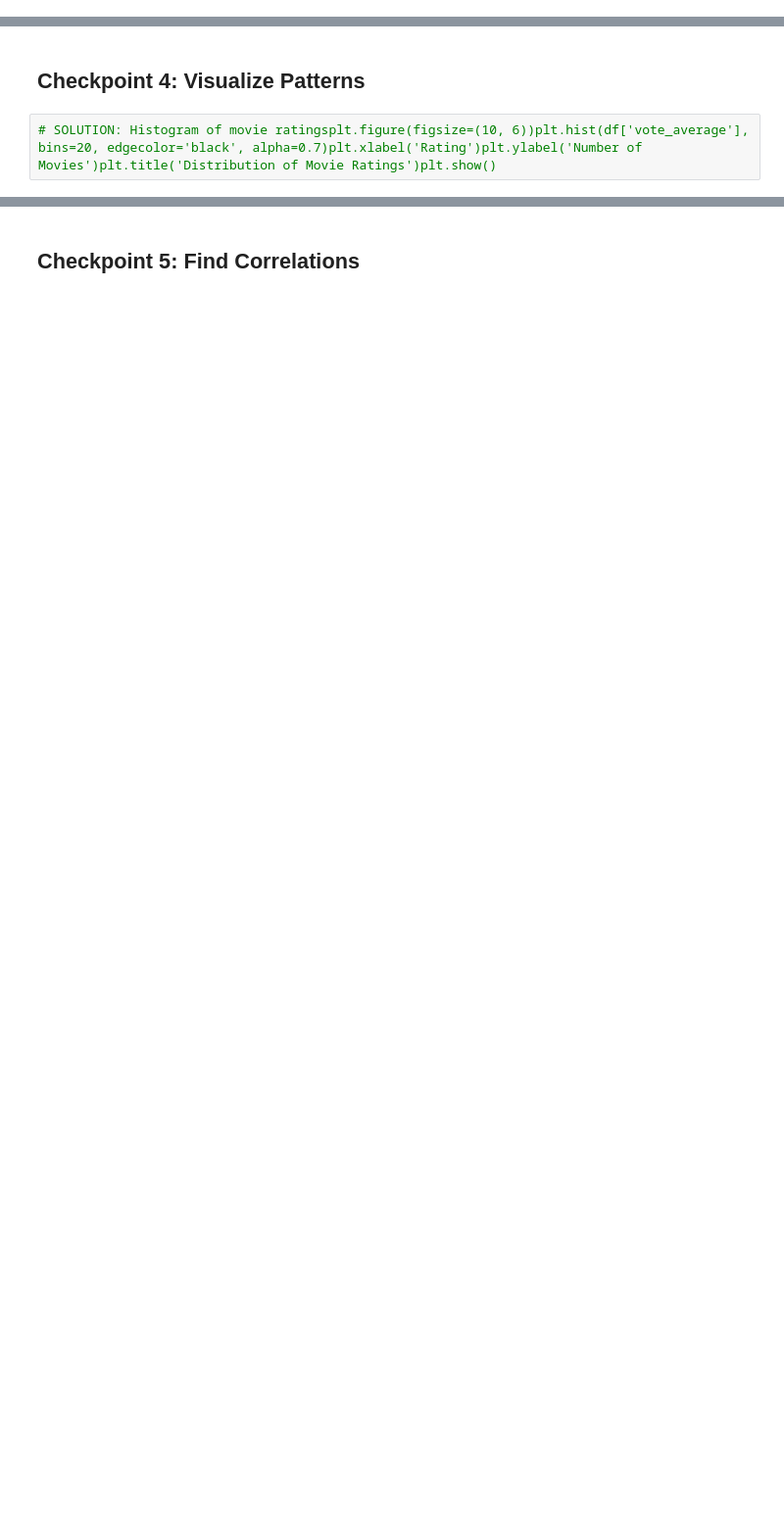
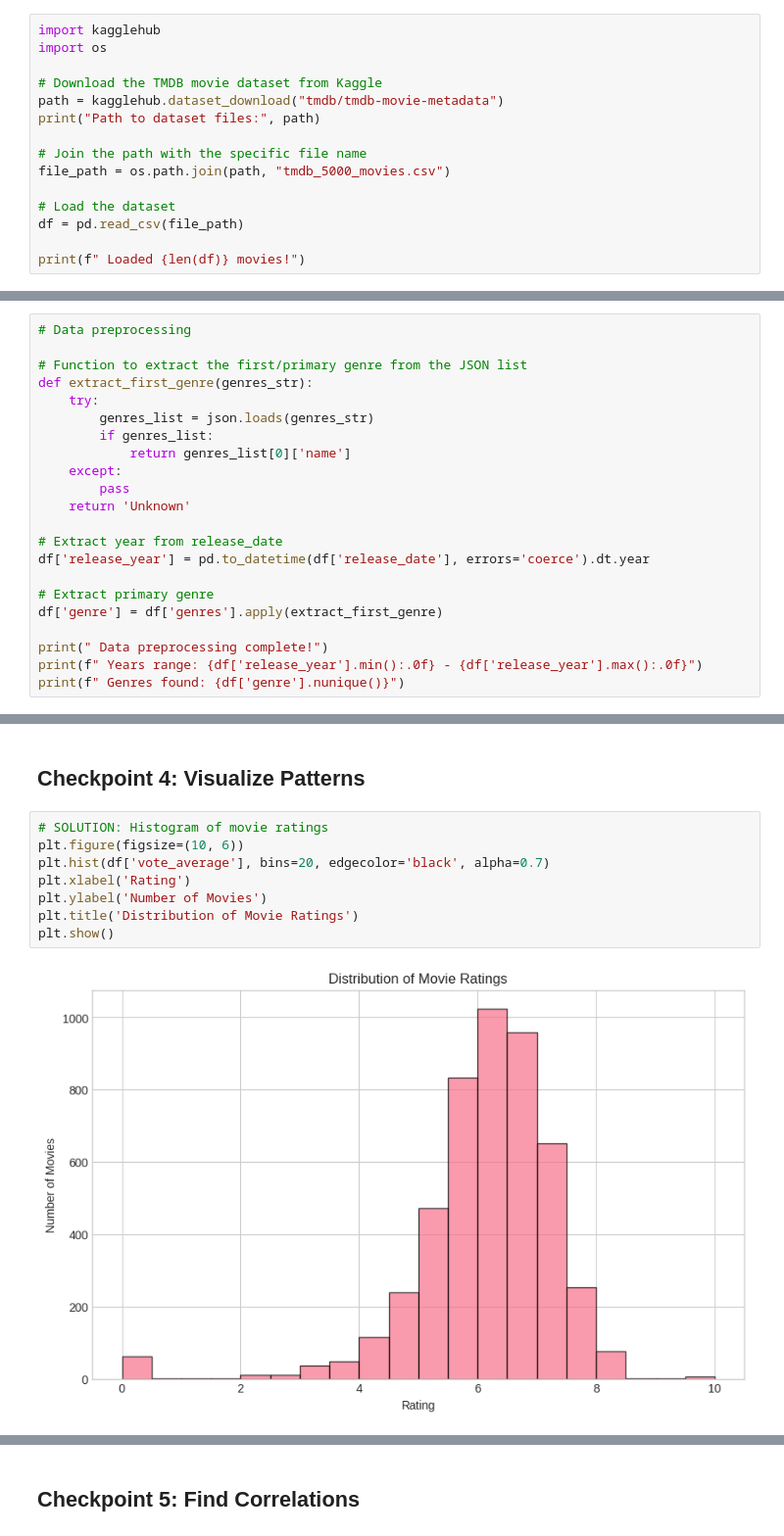
Before and after one commit to DKeAlvaro/Intro-DSAI, a Jupyter notebook: solutions/workshop_solutions.ipynb, the cells around one changed output, grey strips where cells are left out. Shown at 98% size. Drawn from its saved outputs; the diff is of its cells as text; blank space fills up the shorter version.

```diff
--- a/solutions/workshop_solutions.ipynb
+++ b/solutions/workshop_solutions.ipynb
@@ -10,0 +34,15 @@
+# %%
+import kagglehub
+import os
+
+# Download the TMDB movie dataset from Kaggle
+path = kagglehub.dataset_download("tmdb/tmdb-movie-metadata")
+print("Path to dataset files:", path)
+
+# Join the path with the specific file name
+file_path = os.path.join(path, "tmdb_5000_movies.csv")
+
+# Load the dataset
+df = pd.read_csv(file_path)
+
+print(f" Loaded {len(df)} movies!")
@@ -10,0 +53,22 @@
+# %%
+# Data preprocessing
+
+# Function to extract the first/primary genre from the JSON list
+def extract_first_genre(genres_str):
+    try:
+        genres_list = json.loads(genres_str)
+        if genres_list:
+            return genres_list[0]['name']
+    except:
+        pass
+    return 'Unknown'
+
+# Extract year from release_date
+df['release_year'] = pd.to_datetime(df['release_date'], errors='coerce').dt.year
+
+# Extract primary genre
+df['genre'] = df['genres'].apply(extract_first_genre)
+
+print(" Data preprocessing complete!")
+print(f" Years range: {df['release_year'].min():.0f} - {df['release_year'].max():.0f}")
+print(f" Genres found: {df['genre'].nunique()}")
@@ -29,5 +160,13 @@
 # %% [markdown]
 ## Checkpoint 4:  Visualize Patterns
 # %%
-# SOLUTION: Histogram of movie ratingsplt.figure(figsize=(10, 6))plt.hist(df['vote_average'], bins=20, edgecolor='black', alpha=0.7)plt.xlabel('Rating')plt.ylabel('Number of Movies')plt.title('Distribution of Movie Ratings')plt.show()
+# SOLUTION: Histogram of movie ratings
+plt.figure(figsize=(10, 6))
+plt.hist(df['vote_average'], bins=20, edgecolor='black', alpha=0.7)
+plt.xlabel('Rating')
+plt.ylabel('Number of Movies')
+plt.title('Distribution of Movie Ratings')
+plt.show()
+# %% [output]
+[figure, added]
 # %%
```
Also changed, not shown: parts of 26 cells of this notebook, 3 other files.
